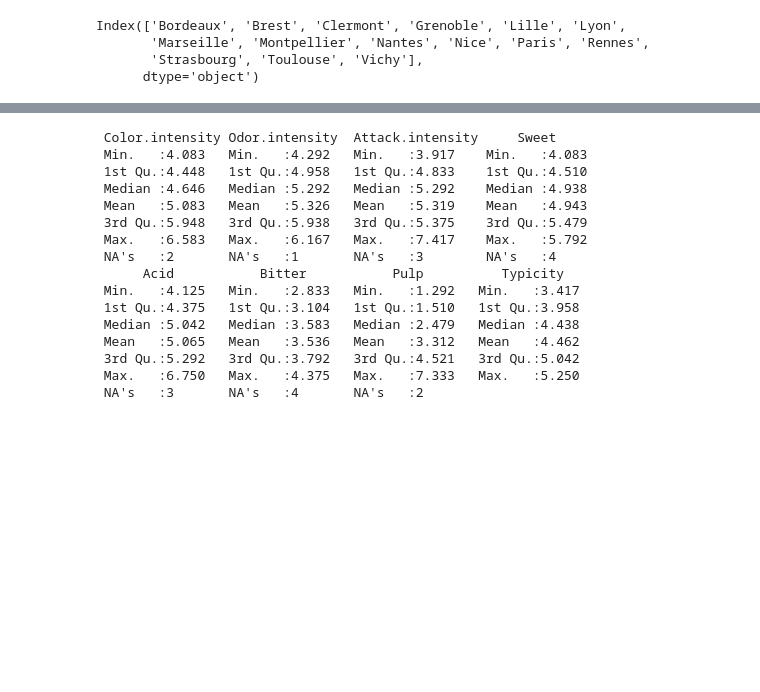
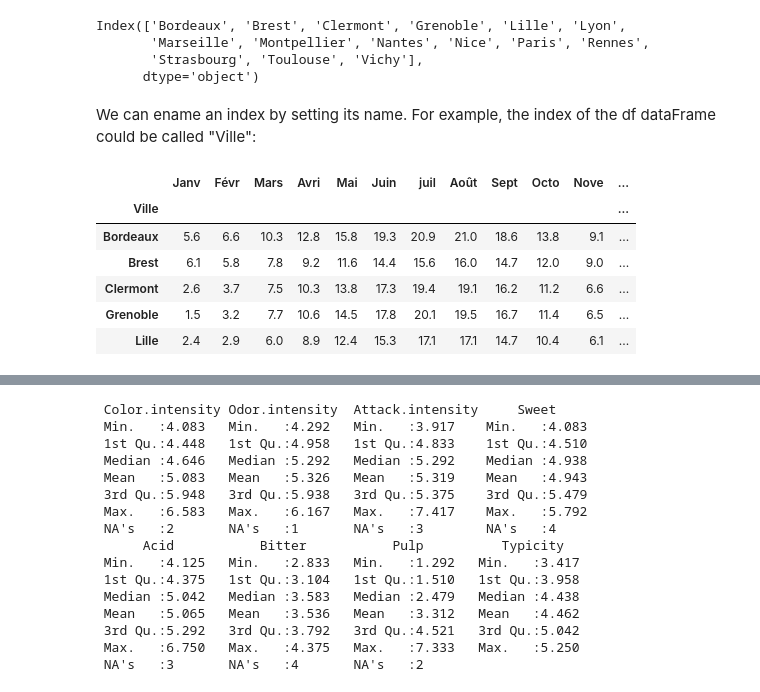
Before and after one commit to pnavaro/math-python, a Jupyter notebook: 14.Pandas.ipynb, the cells around one changed output, grey strips where cells are left out. Drawn from its saved outputs; the diff is of its cells as text; code cells hidden in the pictures; blank space fills up the shorter version.

```diff
--- a/14.Pandas.ipynb
+++ b/14.Pandas.ipynb
@@ -122,5 +123,18 @@ Index(['Bordeaux', 'Brest', 'Clermont', 'Grenoble', 'Lille', 'Lyon',
        'Marseille', 'Montpellier', 'Nantes', 'Nice', 'Paris', 'Rennes',
        'Strasbourg', 'Toulouse', 'Vichy'],
       dtype='object')
+# %% [markdown]
+We can ename an index by setting its name. For example, the index of the df dataFrame could be called "Ville":
+# %%
+df.index.name = "Ville"
+df.head()
+# %% [output]
+|  | Janv | Févr | Mars | Avri | Mai | Juin | juil | Août | Sept | Octo | Nove | ... |
+| Ville |  |  |  |  |  |  |  |  |  |  |  | ... |
+| Bordeaux | 5.6 | 6.6 | 10.3 | 12.8 | 15.8 | 19.3 | 20.9 | 21.0 | 18.6 | 13.8 | 9.1 | ... |
+| Brest | 6.1 | 5.8 | 7.8 | 9.2 | 11.6 | 14.4 | 15.6 | 16.0 | 14.7 | 12.0 | 9.0 | ... |
+| Clermont | 2.6 | 3.7 | 7.5 | 10.3 | 13.8 | 17.3 | 19.4 | 19.1 | 16.2 | 11.2 | 6.6 | ... |
+| Grenoble | 1.5 | 3.2 | 7.7 | 10.6 | 14.5 | 17.8 | 20.1 | 19.5 | 16.7 | 11.4 | 6.5 | ... |
+| Lille | 2.4 | 2.9 | 6.0 | 8.9 | 12.4 | 15.3 | 17.1 | 17.1 | 14.7 | 10.4 | 6.1 | ... |
 # %%
 import toyplot
```
Also changed, not shown: parts of 13 cells of this notebook, 3 other files.
